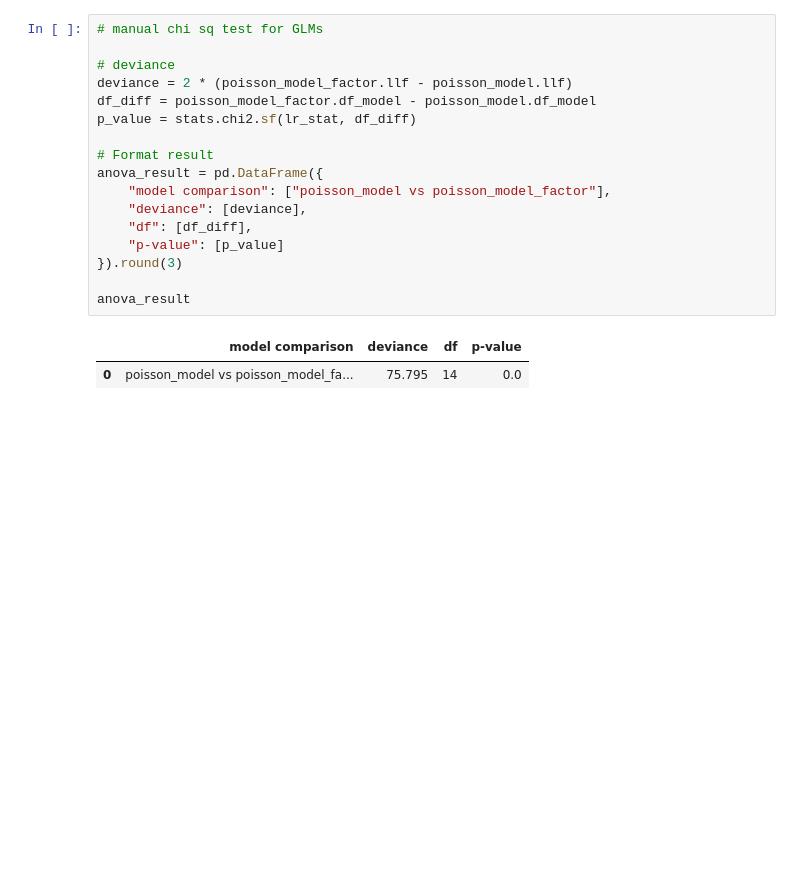
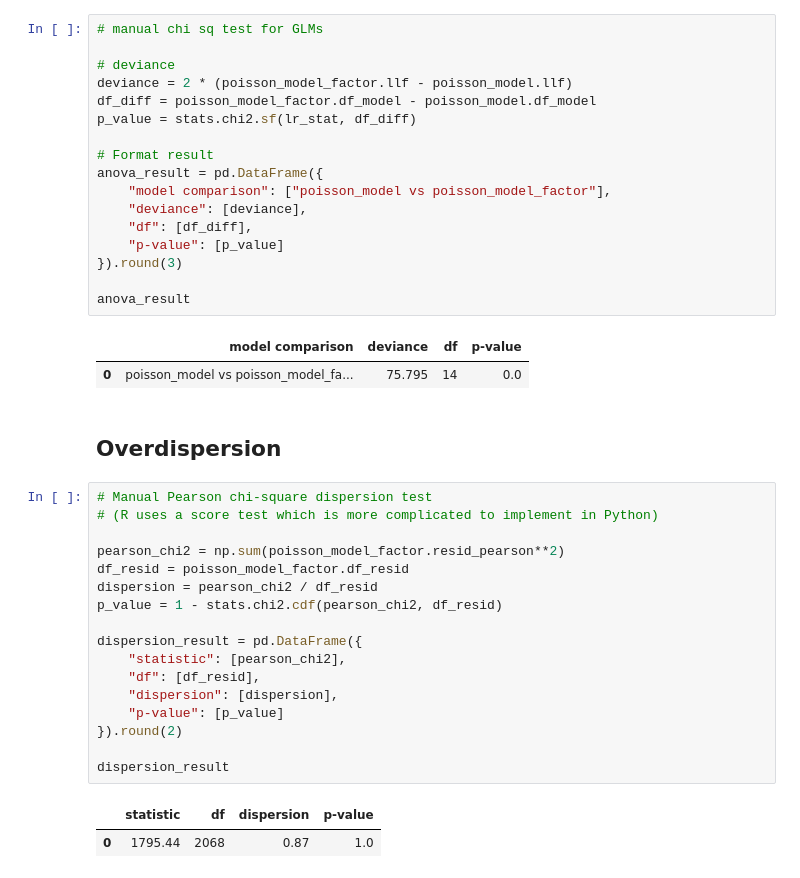
Before and after one commit to diverse-data-hub/diverse-data-hub.github.io, a Jupyter notebook: website_files/notebooks/marchmadness_py.ipynb, the cells around one changed output. Cells and saved outputs as stored; diff of their text form; blank space fills up the shorter version.

Commit message:
overdispersion test in python

```diff
--- a/website_files/notebooks/marchmadness_py.ipynb
+++ b/website_files/notebooks/marchmadness_py.ipynb
@@ -224,3 +224,25 @@ anova_result
 # %% [output]
 |  | model comparison | deviance | df | p-value |
 | 0 | poisson_model vs poisson_model_fa... | 75.795 | 14 | 0.0 |
+# %% [markdown]
+## Overdispersion
+# %%
+# Manual Pearson chi-square dispersion test
+# (R uses a score test which is more complicated to implement in Python)
+
+pearson_chi2 = np.sum(poisson_model_factor.resid_pearson**2)
+df_resid = poisson_model_factor.df_resid
+dispersion = pearson_chi2 / df_resid
+p_value = 1 - stats.chi2.cdf(pearson_chi2, df_resid)
+
+dispersion_result = pd.DataFrame({
+    "statistic": [pearson_chi2],
+    "df": [df_resid],
+    "dispersion": [dispersion],
+    "p-value": [p_value]
+}).round(2)
+
+dispersion_result
+# %% [output]
+|  | statistic | df | dispersion | p-value |
+| 0 | 1795.44 | 2068 | 0.87 | 1.0 |
```
